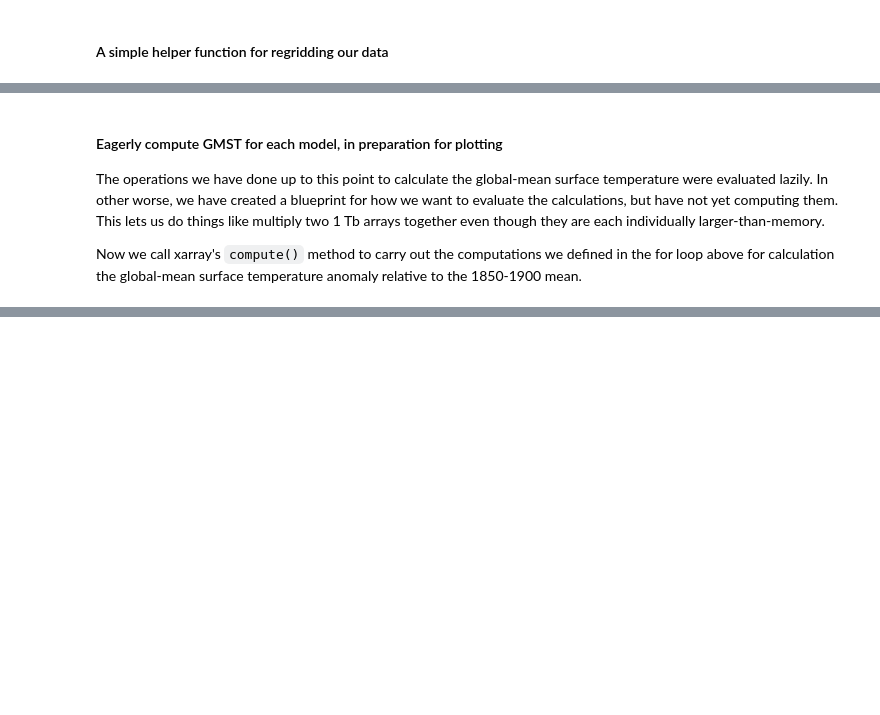
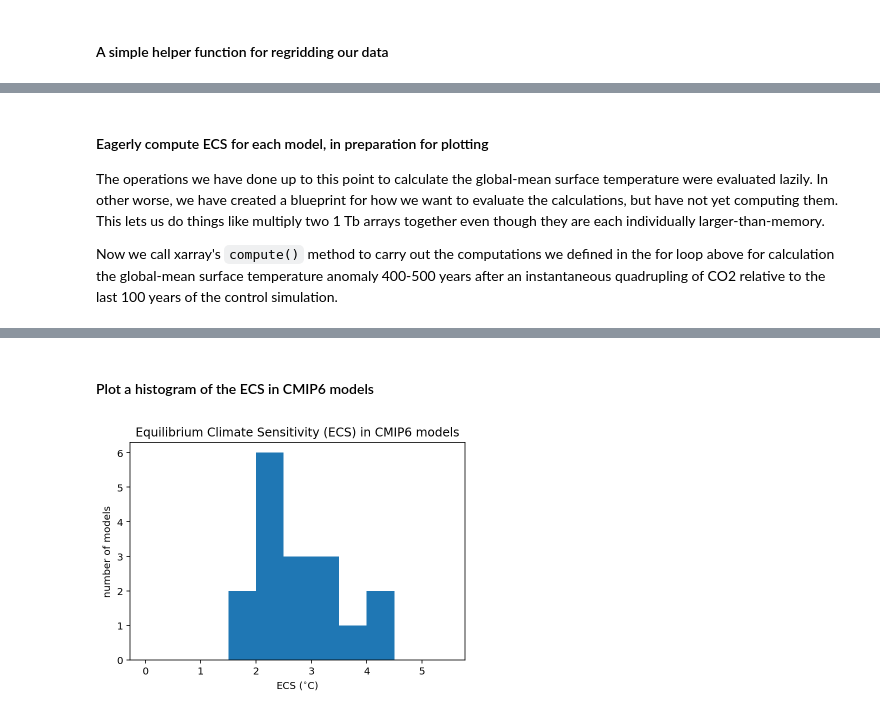
Before and after one commit to hdrake/cmip6-temperature-demo, a Jupyter notebook: notebooks/01_calculate_ECS.ipynb, the cells around one changed output, grey strips where cells are left out. Cells and saved outputs as stored; diff of their text form; code cells hidden in the pictures; blank space fills up the shorter version.

```diff
--- a/notebooks/01_calculate_ECS.ipynb
+++ b/notebooks/01_calculate_ECS.ipynb
@@ -143,7 +151,7 @@ for name, ds in tqdm(dset_dict.items()):
     )
 
     ## Calculate global-mean surface temperature (GMST)
-    gmst = (ds_new*ds_new['area']).mean(dim=['lat','lon']) / ds_new['area'].mean(dim=['lat','lon']) # area-weighted average over (lat, lon) dimensions
+    gmst = (ds_new*ds_new['area']).sum(dim=['lat','lon']) / ds_new['area'].sum(dim=['lat','lon']) # area-weighted average over (lat, lon) dimensions
 
     # Add GMST to dictionary
     gmst_dict[name] = gmst.squeeze()
@@ -226,4 +214,5 @@ The dimensions `(member_id: 1, time: 1980, lat: 180, lon: 360)` signify that the
 # %%
+model = list(ctrl_dict.keys())[0]
 for name, ds in ctrl_dict.items():
     if model in name: ctrl_ds = ctrl_dict[name]
 
@@ -258,17 +247,18 @@ plt.title('Patterns of global warming over the Americas',fontsize=16, ha='center
 # %% [markdown]
-#### Eagerly compute GMST for each model, in preparation for plotting
+#### Eagerly compute ECS for each model, in preparation for plotting
 
 The operations we have done up to this point to calculate the global-mean surface temperature were evaluated lazily. In other worse, we have created a blueprint for how we want to evaluate the calculations, but have not yet computing them. This lets us do things like multiply two 1 Tb arrays together even though they are each individually larger-than-memory.
 
-Now we call xarray's `compute()` method to carry out the computations we defined in the for loop above for calculation the global-mean surface temperature anomaly relative to the 1850-1900 mean.
+Now we call xarray's `compute()` method to carry out the computations we defined in the for loop above for calculation the global-mean surface temperature anomaly 400-500 years after an instantaneous quadrupling of CO2 relative to the last 100 years of the control simulation.
 # %%
 ECS_dict = {}
 for name, gmst in tqdm(abrupt_gmst_dict.items()):
     gmst_change = (
-        abrupt_gmst_dict[name].isel(time=np.arange(-600,0)).mean(dim='time') -
-        ctrl_gmst_dict[name].isel(time=np.arange(-600,0)).mean(dim='time')
+        abrupt_gmst_dict[name].isel(time=np.arange(-1200,0)).mean(dim='time') -
+        ctrl_gmst_dict[name].isel(time=np.arange(-1200,0)).mean(dim='time')
     ).compute()
 
+    # Divide by two to convert from temperature change due to quadrupling to temperature change due to doubling (ECS definition)
     ECS_dict[name] = gmst_change/2.
 # %% [output]
 [interactive output not drawn]
@@ -276,0 +265,11 @@ plt.hist(np.array(list(ECS_dict.values())))
+# %% [markdown]
+#### Plot a histogram of the ECS in CMIP6 models
+# %%
+plt.hist(np.array(list(ECS_dict.values())),
+         bins=np.arange(0,6,0.5))
+plt.xlabel(r"ECS ($^{\circ}$C)")
+plt.ylabel("number of models")
+plt.title('Equilibrium Climate Sensitivity (ECS) in CMIP6 models')
+plt.savefig("../figures/ECS.png",dpi=100)
+# %% [output]
+[figure, added]
```
Also changed, not shown: parts of 12 cells of this notebook, 3 other files.
